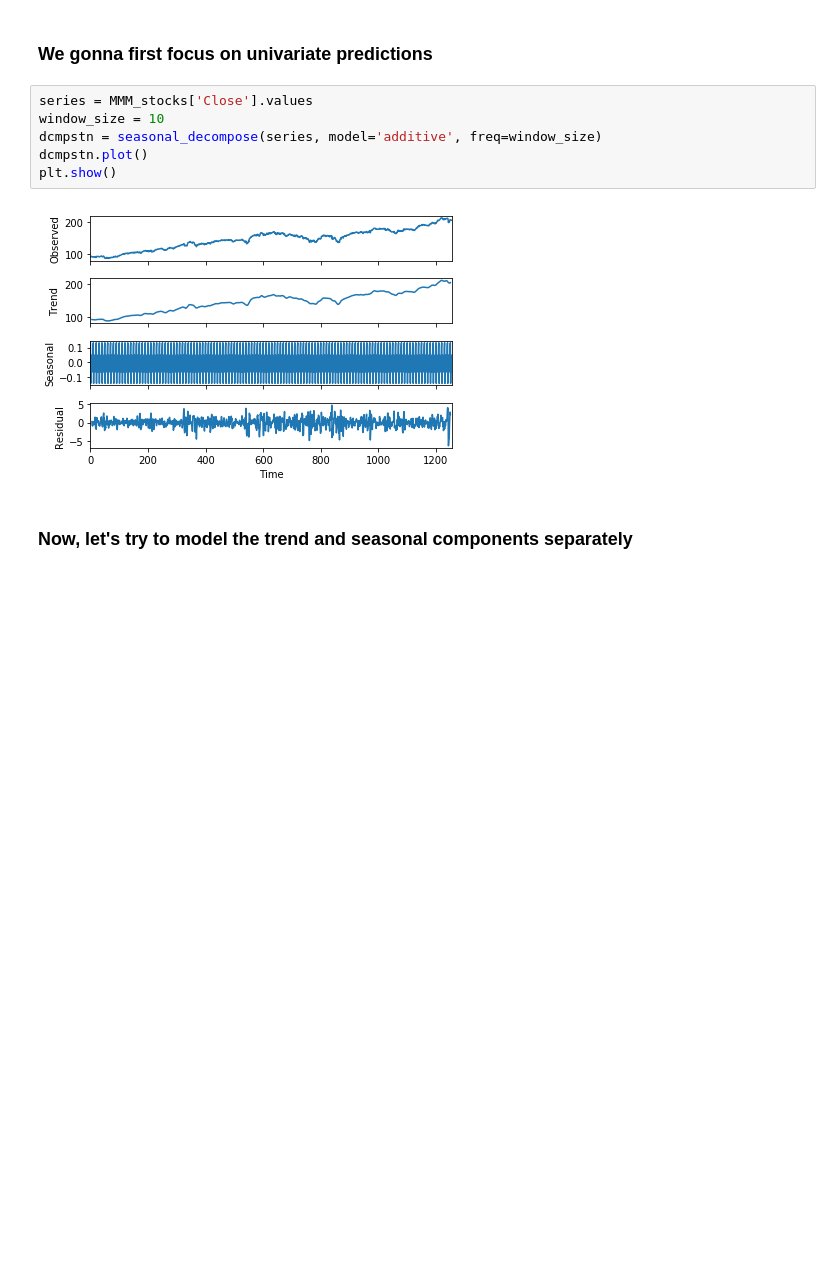
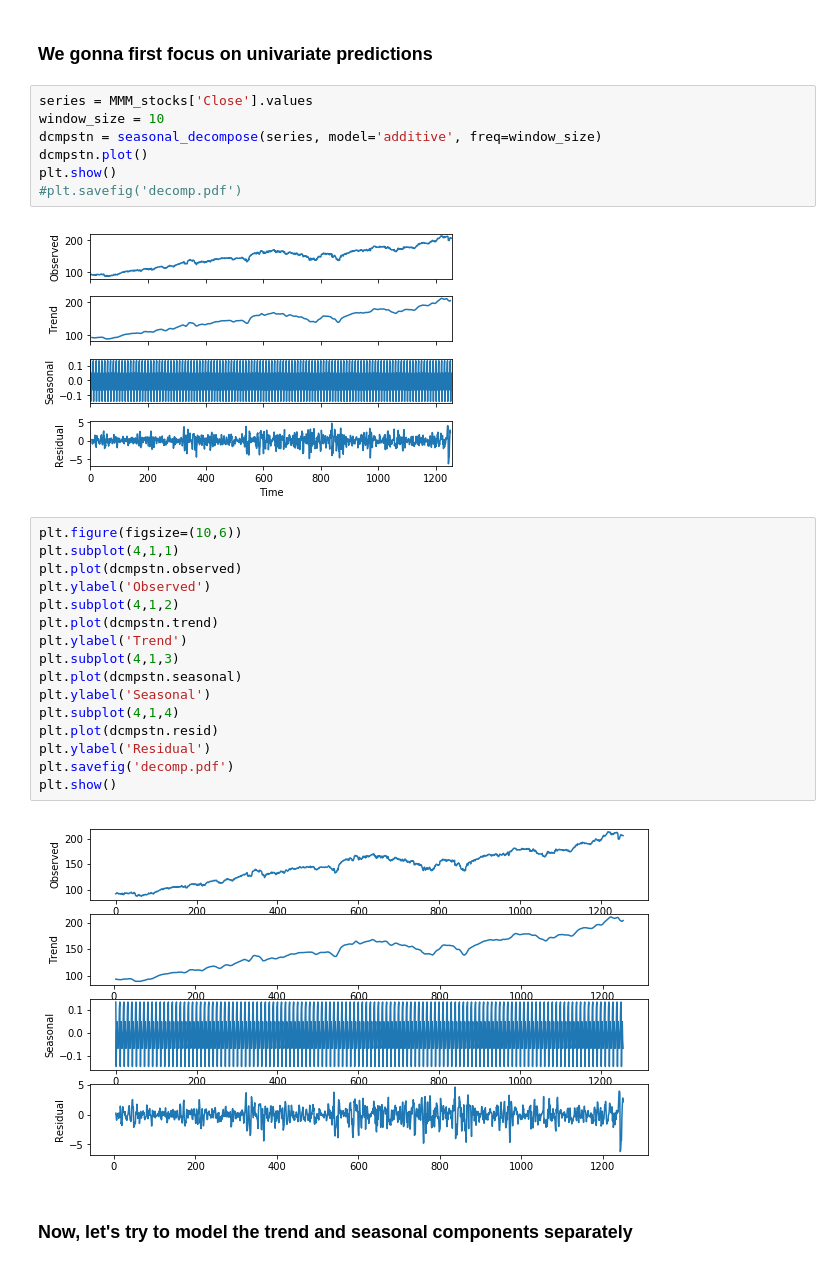
Before and after one commit to angelomenezes/Data_Science_for_Finance, a Jupyter notebook: src/mtr/LSTM_and_decomposition-Univariate.ipynb, the cells around one changed output. Saved outputs shown, nothing was run; the diff lists cells and outputs as text; blank space fills up the shorter version.

```diff
--- a/src/mtr/LSTM_and_decomposition-Univariate.ipynb
+++ b/src/mtr/LSTM_and_decomposition-Univariate.ipynb
@@ -99,8 +100,27 @@ window_size = 10
 dcmpstn = seasonal_decompose(series, model='additive', freq=window_size)
 dcmpstn.plot()
 plt.show()
+#plt.savefig('decomp.pdf')
 # %% [output]
 [figure]
+# %%
+plt.figure(figsize=(10,6))
+plt.subplot(4,1,1)
+plt.plot(dcmpstn.observed)
+plt.ylabel('Observed')
+plt.subplot(4,1,2)
+plt.plot(dcmpstn.trend)
+plt.ylabel('Trend')
+plt.subplot(4,1,3)
+plt.plot(dcmpstn.seasonal)
+plt.ylabel('Seasonal')
+plt.subplot(4,1,4)
+plt.plot(dcmpstn.resid)
+plt.ylabel('Residual')
+plt.savefig('decomp.pdf')
+plt.show()
+# %% [output]
+[figure, added]
 # %% [markdown]
 ### Now, let's try to model the trend and seasonal components separately
 # %%
```
Also changed, not shown: parts of 3 cells of this notebook, 1 other file.
